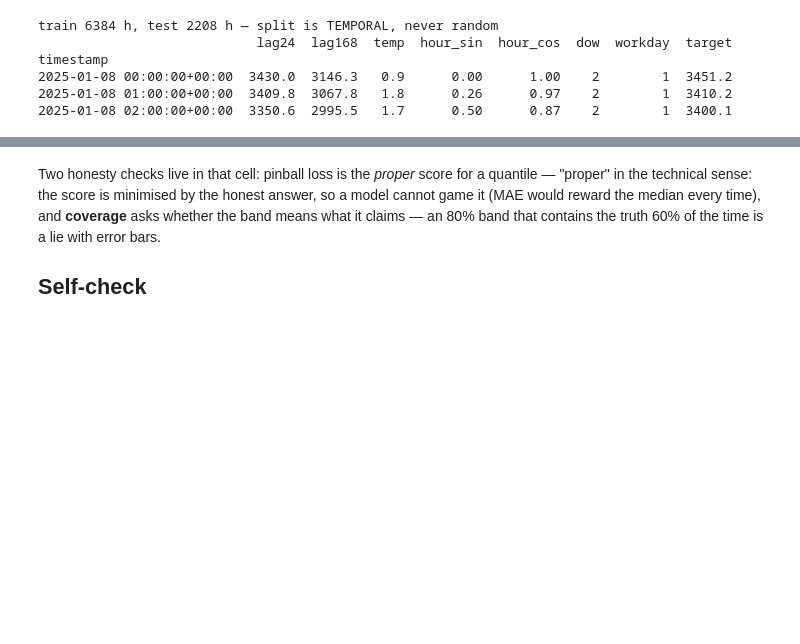
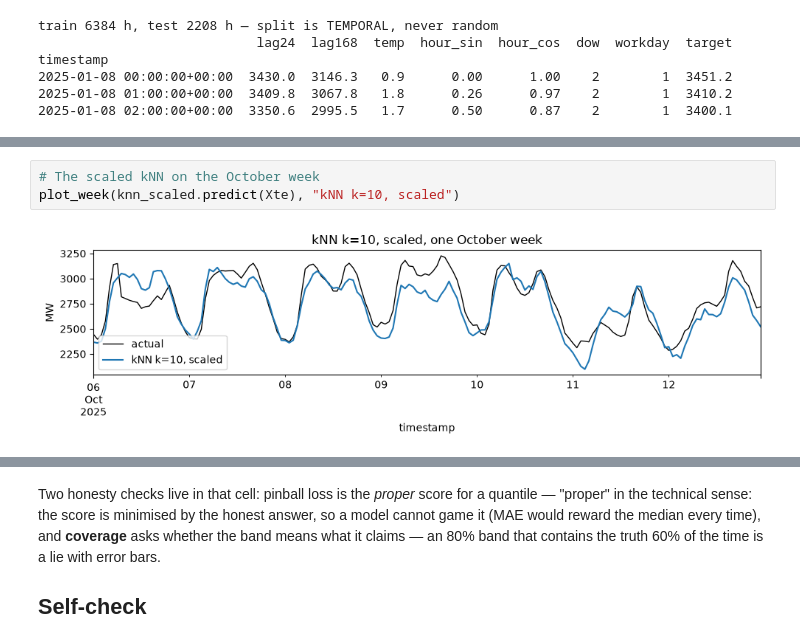
Before and after one commit to KTH-EG2140/course-material, a Jupyter notebook: notebooks/LC10_forecasting_learners.ipynb, the cells around one changed output, grey strips where cells are left out. Drawn from its saved outputs; the diff is of its cells as text; blank space fills up the shorter version.

```diff
--- a/notebooks/LC10_forecasting_learners.ipynb
+++ b/notebooks/LC10_forecasting_learners.ipynb
@@ -135,0 +231,5 @@ ax.legend(); ax.set_ylabel("MW"); ax.set_title("Probabilistic forecast, one Octo
+# %%
+# The scaled kNN on the October week
+plot_week(knn_scaled.predict(Xte), "kNN k=10, scaled")
+# %% [output]
+[figure, added]
```
Also changed, not shown: parts of 38 cells of this notebook, 4 other files.
